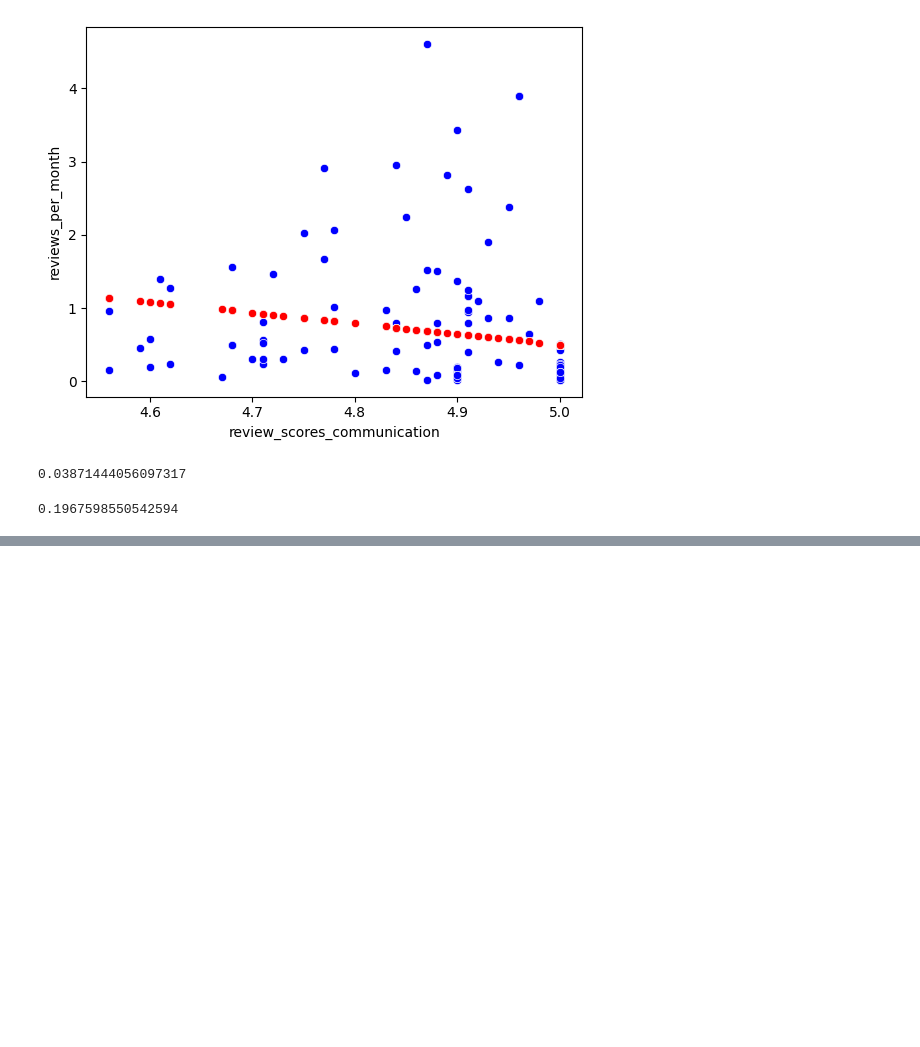
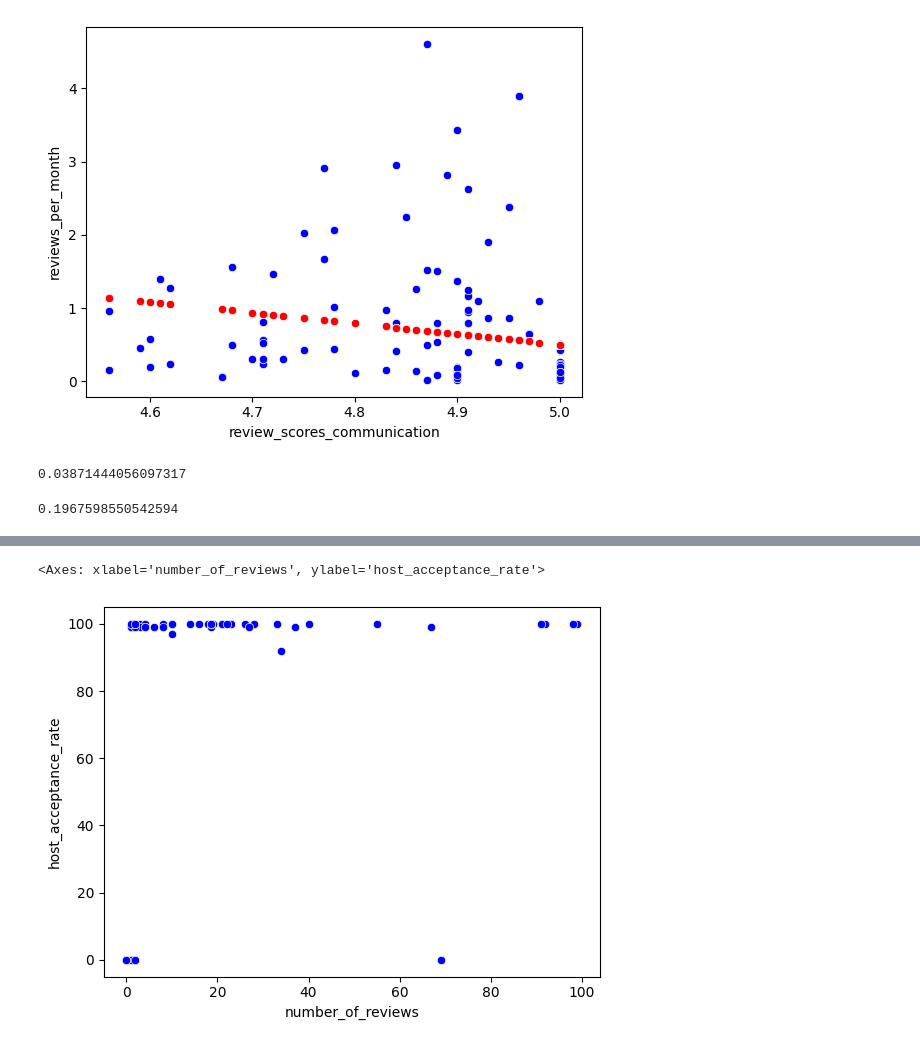
Before and after one commit to camilamurillo1/Nulos-y-Outliers, a Jupyter notebook: Actividad6_1_RegresionLineal.ipynb, the cells around one changed output, grey strips where cells are left out. Drawn from its saved outputs; the diff is of its cells as text; code cells hidden in the pictures; blank space fills up the shorter version.

```diff
--- a/Actividad6_1_RegresionLineal.ipynb
+++ b/Actividad6_1_RegresionLineal.ipynb
@@ -1158,0 +1159,5 @@ sns.pairplot(df)
+# %%
+sns.scatterplot(x='number_of_reviews', y='host_acceptance_rate', color="blue", data=euaA)
+# %% [output]
+<Axes: xlabel='number_of_reviews', ylabel='host_acceptance_rate'>
+[figure, added]
```
Also changed, not shown: parts of 48 cells of this notebook.
